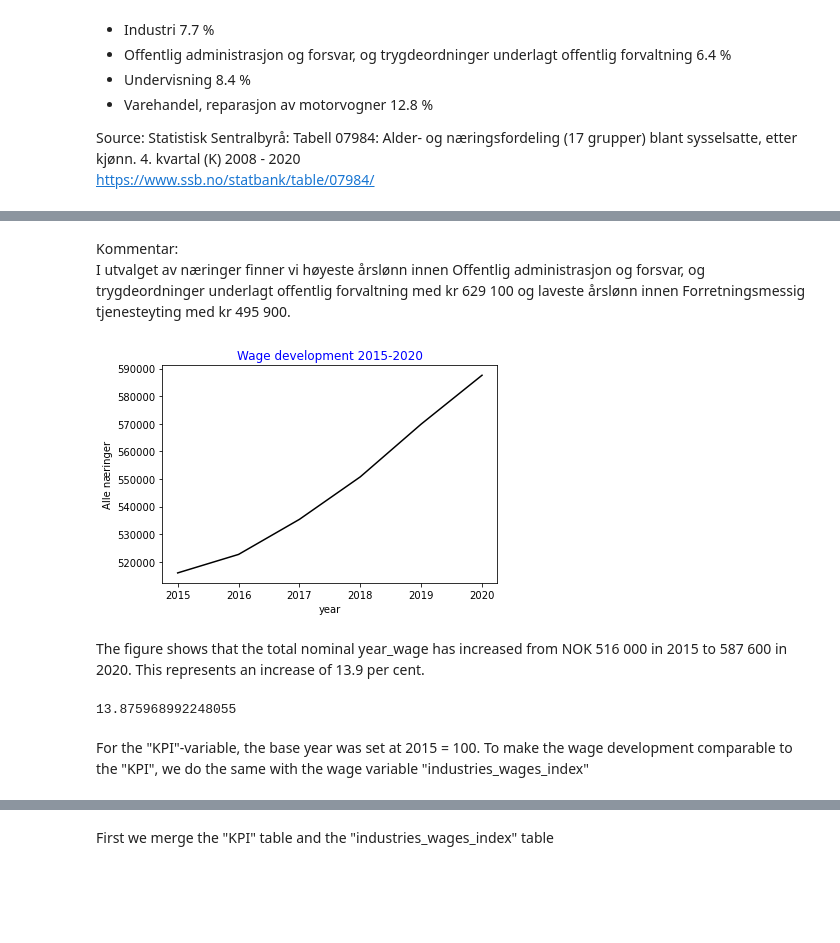
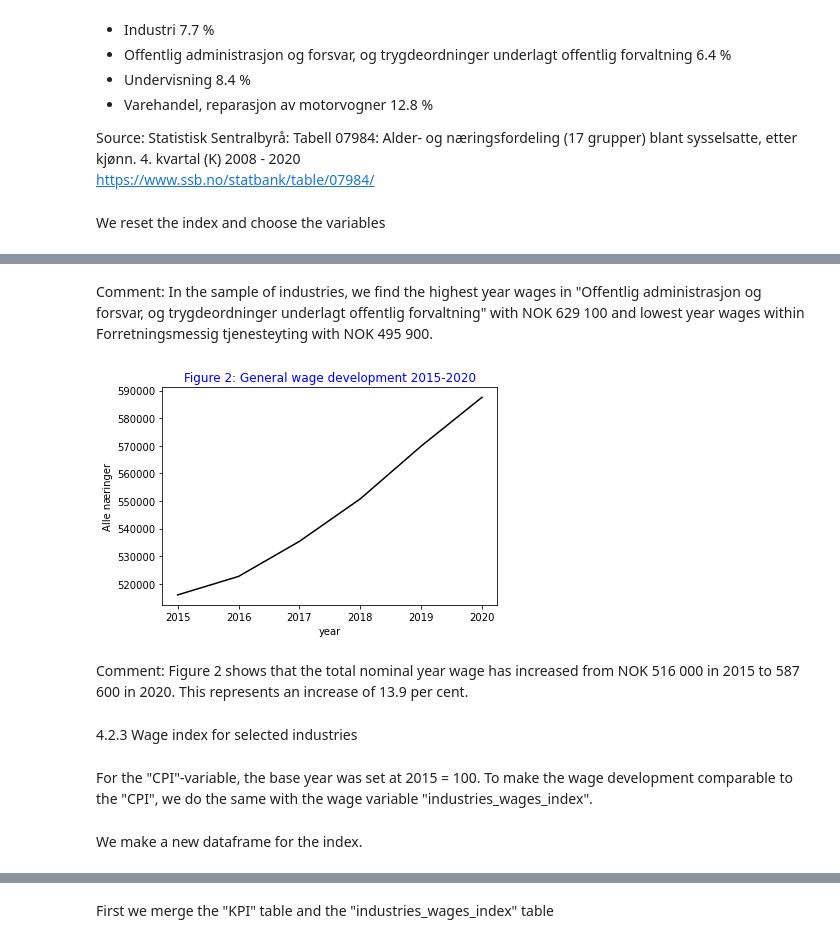
Before and after one commit to odk022/SOK-1003-eksamen-2021, a Jupyter notebook: Prosjektoppgave.ipynb, the cells around one changed output, grey strips where cells are left out. Saved outputs shown, nothing was run; the diff lists cells and outputs as text; code cells hidden in the pictures; blank space fills up the shorter version.

```diff
--- a/Prosjektoppgave.ipynb
+++ b/Prosjektoppgave.ipynb
@@ -321,4 +348,6 @@ We select all industries as well as the seven largest according to the proportio
 
 Source: Statistisk Sentralbyrå: Tabell 07984: Alder- og næringsfordeling (17 grupper) blant sysselsatte, etter kjønn. 4. kvartal (K) 2008 - 2020
 https://www.ssb.no/statbank/table/07984/
+# %% [markdown]
+We reset the index and choose the variables
 # %%
@@ -341,24 +366,25 @@ industries_wages
 | 4 | 2019 | 569900.0 | 539800.0 | 483200.0 | 528700.0 | ... |
 | 5 | 2020 | 587600.0 | 555900.0 | 495900.0 | 540900.0 | ... |
 # %% [markdown]
-Kommentar:
-I utvalget av næringer finner vi høyeste årslønn innen Offentlig administrasjon og forsvar, og trygdeordninger underlagt offentlig forvaltning med kr 629 100 og
-laveste årslønn innen Forretningsmessig tjenesteyting med kr 495 900.
+Comment:
+In the sample of industries, we find the highest year wages in "Offentlig administrasjon og forsvar, og trygdeordninger underlagt offentlig forvaltning" with NOK 629 100 and
+lowest year wages within Forretningsmessig tjenesteyting with NOK 495 900.
 # %%
 
 plt.plot(year_wage_industries['year'], year_wage_industries['Alle næringer'], color="black")
 plt.xlabel('year')
 plt.ylabel('Alle næringer')
-plt.title("Wage development 2015-2020", color="blue")
+plt.title("Figure 2: General wage development 2015-2020", color="blue")
 plt.show()
 # %% [output]
-[figure, old version]
+[figure, new version]
 # %% [markdown]
-The figure shows that the total nominal year_wage has increased from NOK 516 000 in 2015 to 587 600 in 2020. This represents an increase of 13.9 per cent.
+Comment:
+Figure 2 shows that the total nominal year wage has increased from NOK 516 000 in 2015 to 587 600 in 2020. This represents an increase of 13.9 per cent.
-# %%
-print((587600/516000-1)*100)
-# %% [output]
-13.875968992248055
+# %% [markdown]
+4.2.3 Wage index for selected industries
 # %% [markdown]
-For the "KPI"-variable, the base year was set at 2015 = 100. To make the wage development comparable to the "KPI", we do the same with the wage variable "industries_wages_index"
+For the "CPI"-variable, the base year was set at 2015 = 100. To make the wage development comparable to the "CPI", we do the same with the wage variable "industries_wages_index".
+# %% [markdown]
+We make a new dataframe for the index.
 # %%
```
Also changed, not shown: parts of 70 cells of this notebook.
